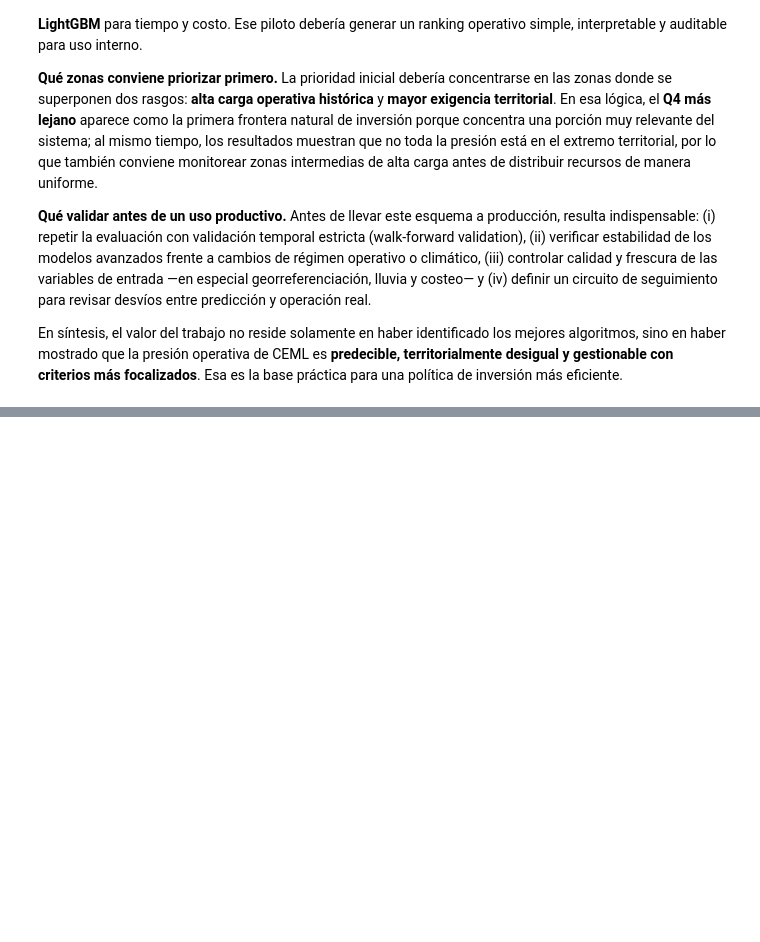
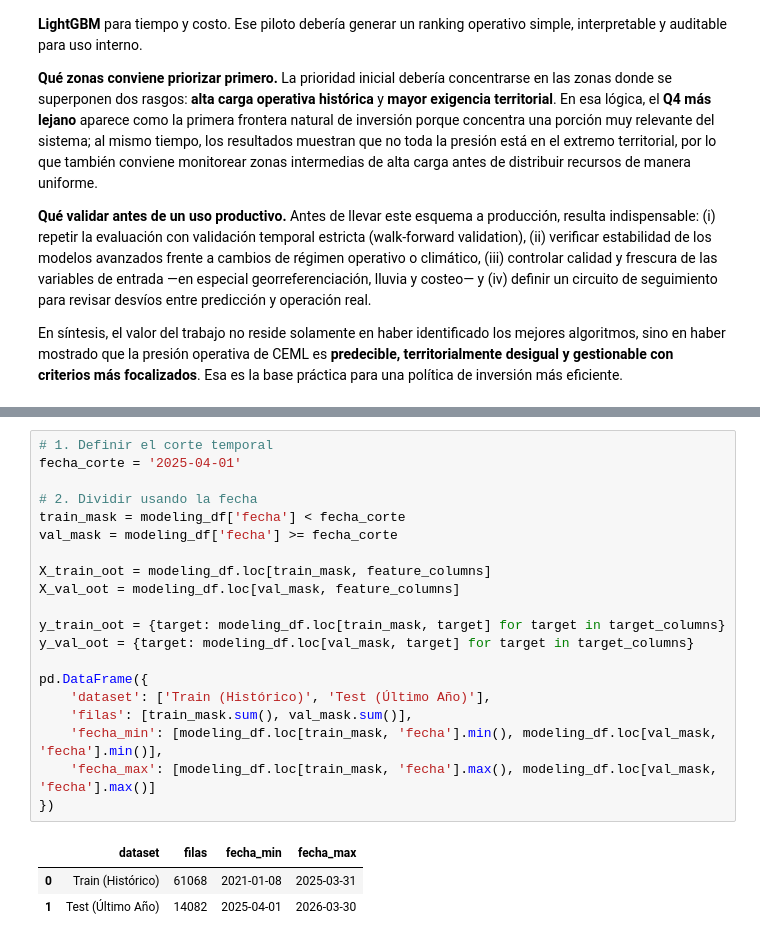
Before and after one commit to martinlacheski/tp-ceia-amq, a Jupyter notebook: notebooks/5_tp_final_amq.ipynb, the cells around one changed output, grey strips where cells are left out. Cells and saved outputs as stored; diff of their text form; blank space fills up the shorter version.

```diff
--- a/notebooks/5_tp_final_amq.ipynb
+++ b/notebooks/5_tp_final_amq.ipynb
@@ -2007,0 +2014,24 @@ En síntesis, el valor del trabajo no reside solamente en haber identificado los
+# %%
+# 1. Definir el corte temporal
+fecha_corte = '2025-04-01'
+
+# 2. Dividir usando la fecha
+train_mask = modeling_df['fecha'] < fecha_corte
+val_mask = modeling_df['fecha'] >= fecha_corte
+
+X_train_oot = modeling_df.loc[train_mask, feature_columns]
+X_val_oot = modeling_df.loc[val_mask, feature_columns]
+
+y_train_oot = {target: modeling_df.loc[train_mask, target] for target in target_columns}
+y_val_oot = {target: modeling_df.loc[val_mask, target] for target in target_columns}
+
+pd.DataFrame({
+    'dataset': ['Train (Histórico)', 'Test (Último Año)'],
+    'filas': [train_mask.sum(), val_mask.sum()],
+    'fecha_min': [modeling_df.loc[train_mask, 'fecha'].min(), modeling_df.loc[val_mask, 'fecha'].min()],
+    'fecha_max': [modeling_df.loc[train_mask, 'fecha'].max(), modeling_df.loc[val_mask, 'fecha'].max()]
+})
+# %% [output]
+|  | dataset | filas | fecha_min | fecha_max |
+| 0 | Train (Histórico) | 61068 | 2021-01-08 | 2025-03-31 |
+| 1 | Test (Último Año) | 14082 | 2025-04-01 | 2026-03-30 |
```
Also changed, not shown: parts of 3 cells of this notebook, 3 other files.
